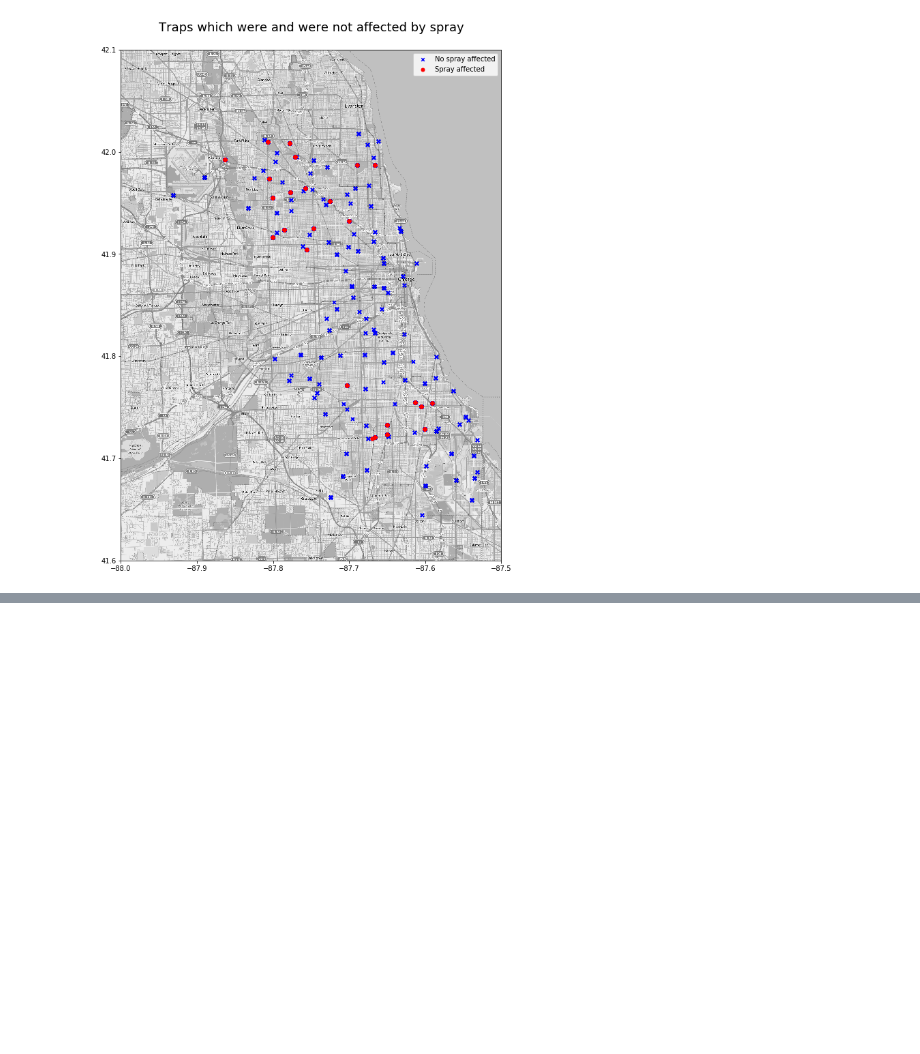
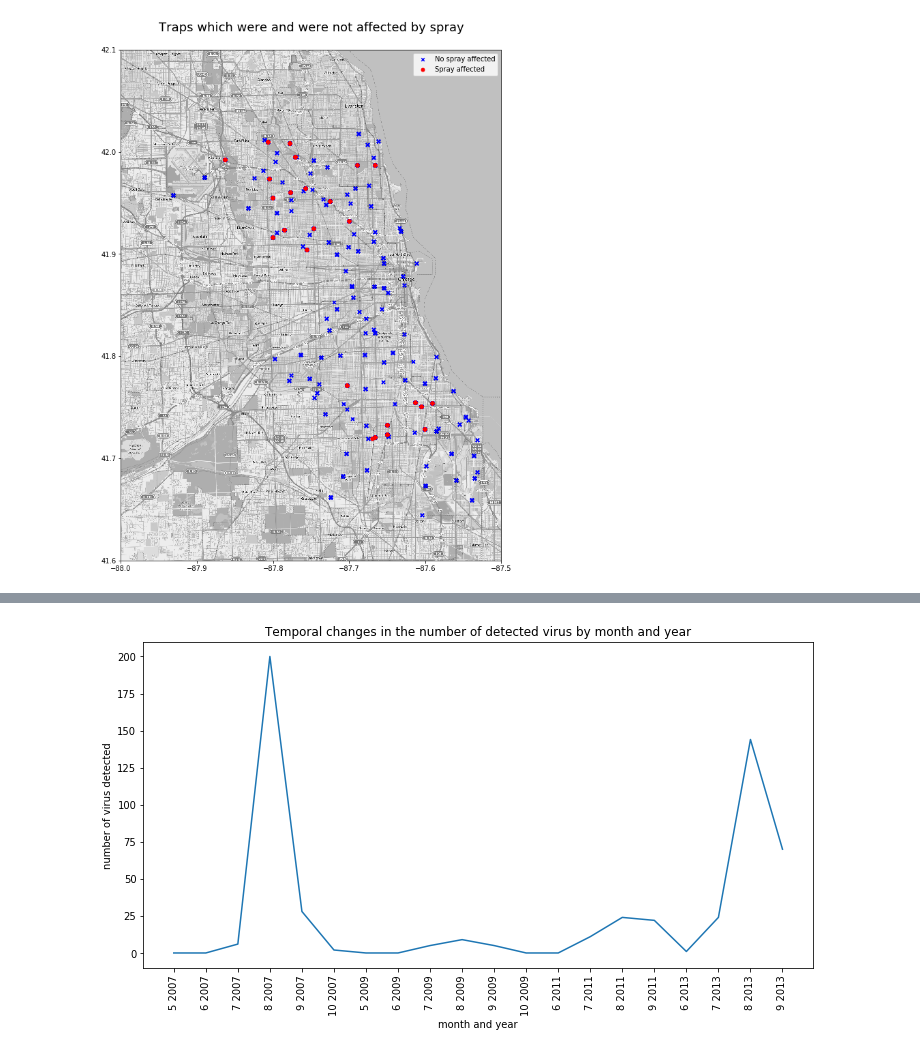
Before and after one commit to DSI-14-P4-BARJ/Project_4_West_Nile_Virus_Prediction, a Jupyter notebook: code/Project_4_West_Nile_Virus_Prediction.ipynb, the cells around one changed output, grey strips where cells are left out. Saved outputs shown, nothing was run; the diff lists cells and outputs as text; code cells hidden in the pictures; blank space fills up the shorter version.

```diff
--- a/code/Project_4_West_Nile_Virus_Prediction.ipynb
+++ b/code/Project_4_West_Nile_Virus_Prediction.ipynb
@@ -1100,0 +955,13 @@ plt.show();
+# %%
+# Plot total count of traps with virus per month over time
+num_mosq_month = main_df.groupby(['year','month'])['wnvpresent'].sum().reset_index(level=[0,1])
+plt.figure(figsize=(12,6))
+plt.plot(num_mosq_month['wnvpresent'])
+plt.xticks(range(len(num_mosq_month)),
+labels=list(num_mosq_month['month'].astype('str')+' '+num_mosq_month['year'].astype('str')),
+          rotation='vertical')
+plt.title('Temporal changes in the number of detected virus by month and year')
+plt.ylabel('number of virus detected')
+plt.xlabel('month and year');
+# %% [output]
+[figure, added]
```
Also changed, not shown: parts of 188 cells of this notebook.
